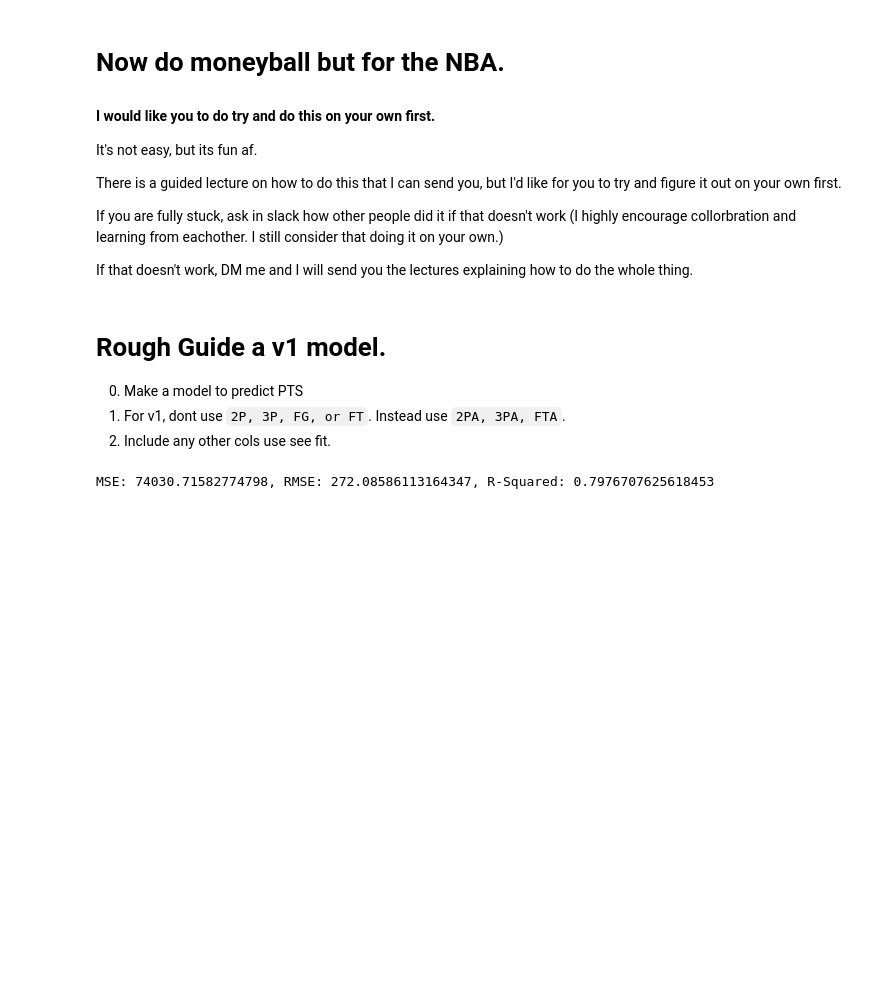
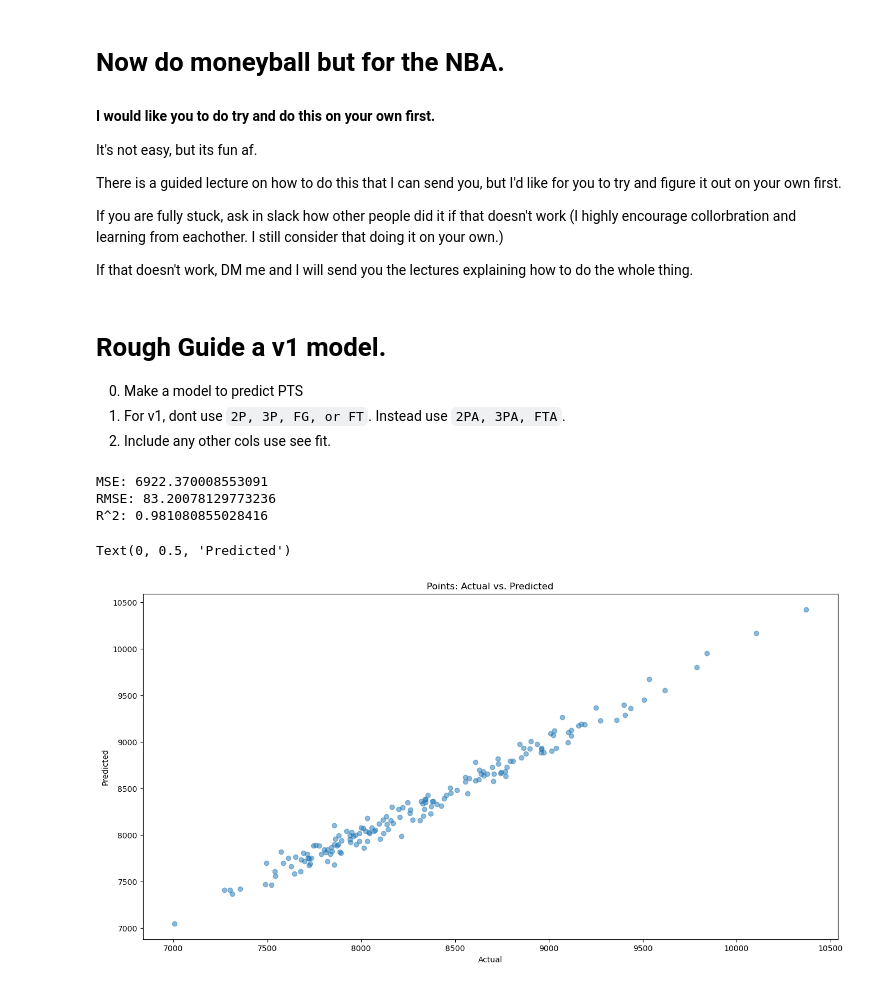
Before and after one commit to Aaleia/my-fork-2024-fall-data-science, a Jupyter notebook: Week-07-Regression/Exercise-AF.ipynb, the cells around one changed output. Drawn from its saved outputs; the diff is of its cells as text; code cells hidden in the pictures; blank space fills up the shorter version.

```diff
--- a/Week-07-Regression/Exercise-AF.ipynb
+++ b/Week-07-Regression/Exercise-AF.ipynb
@@ -194,27 +196,42 @@ If that doesn't work, DM me and I will send you the lectures explaining how to d
 0. Include any other cols use see fit.
 # %%
 features = ['2PA','3PA','FTA']
+features = ['W', 'oppPTS', '2PA', '3PA', 'FTA', 'ORB', 'DRB', 'AST', 'TOV']
 
 # define
 x = df[features]
-y = df['PTS']
+y = df['PTS'] #target variable
 
 # split
 X_train, X_test, y_train, y_test = train_test_split(x, y, test_size=0.2, random_state=1)
 
+# model
 model = LinearRegression()
 
-# fit
-model.fit(X=X_train, y=y_train)
+# fit/train
+model.fit(X = X_train, y = y_train)
 
 # predict
 y_pred = model.predict(X_test)
 
 # evaluate
-mse = metrics.mean_squared_error(y_test, y_pred)
-rmse = np.sqrt(mse)
-r2 = metrics.r2_score(y_test, y_pred)
+mse_val = metrics.mean_squared_error(y_test, y_pred)
+rmse_val = np.sqrt(mse_val)
+r2_val = metrics.r2_score(y_test, y_pred)
 
-print(f'MSE: {mse}, RMSE: {rmse}, R-Squared: {r2}')
+print(f'MSE: {mse_val}')
+print(f'RMSE: {rmse_val}')
+print(f'R^2: {r2_val}')
 # %% [output]
-MSE: 74030.71582774798, RMSE: 272.08586113164347, R-Squared: 0.7976707625618453
+MSE: 6922.370008553091
+RMSE: 83.20078129773236
+R^2: 0.981080855028416
+# %%
+plt.figure(figsize=(16, 8))
+plt.scatter(y_test, y_pred, alpha=0.5)
+plt.title('Points: Actual vs. Predicted')
+plt.xlabel('Actual')
+plt.ylabel('Predicted')
+# %% [output]
+Text(0, 0.5, 'Predicted')
+[figure, added]
```
Also changed, not shown: parts of 5 cells of this notebook.
